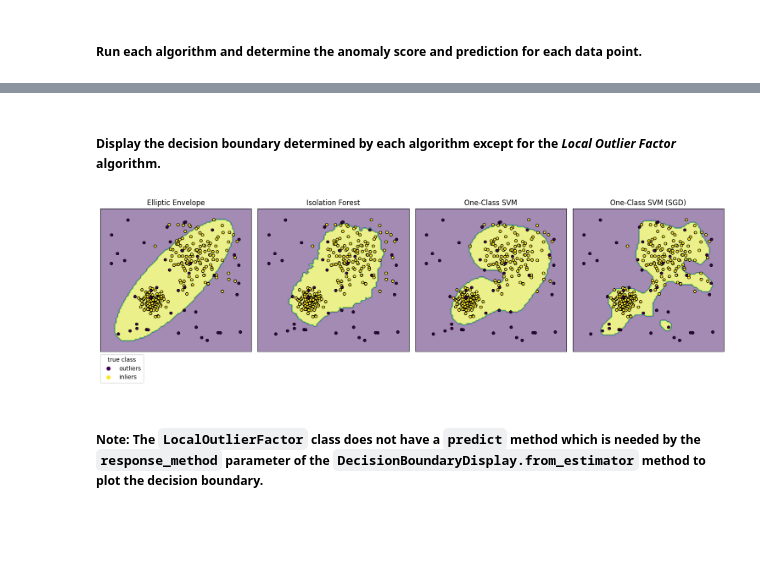
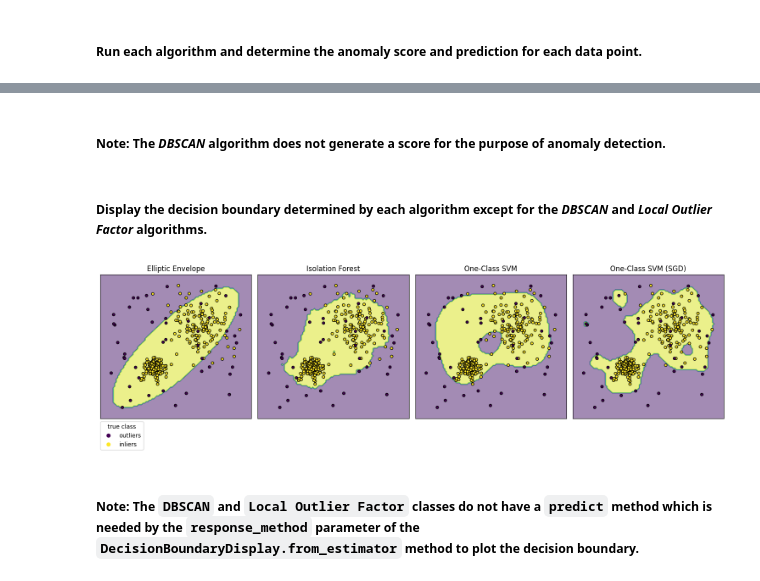
Before and after one commit to bmarquez429/AI-ML-DS-Excursions, a Jupyter notebook: 012_anomalyDetectionOnSyntheticData/anomalyDetectionOnSyntheticData.ipynb, the cells around one changed output, grey strips where cells are left out. Cells and saved outputs as stored; diff of their text form; code cells hidden in the pictures; blank space fills up the shorter version.

```diff
--- a/012_anomalyDetectionOnSyntheticData/anomalyDetectionOnSyntheticData.ipynb
+++ b/012_anomalyDetectionOnSyntheticData/anomalyDetectionOnSyntheticData.ipynb
@@ -33,8 +34,8 @@ nSamples = 300
 outliersFraction = 0.15
 nOutliers = int(outliersFraction*nSamples)
 nInliers = nSamples - nOutliers
-inliers = make_blobs(n_samples = nInliers, centers = [[2, 2], [-2, -2]], cluster_std = [1.5, 0.5], random_state = 0)
-rng = np.random.RandomState(0)
+inliers = make_blobs(n_samples = nInliers, centers = [[2, 2], [-2, -2]], cluster_std = [1.5, 0.5], random_state = 1)
+rng = np.random.RandomState(1)
 outliers = rng.uniform(low = -6, high = 6, size = (nOutliers, 2))
 
 X = np.concatenate([inliers[0], outliers])
@@ -67,11 +68,12 @@ plt.show()
 # %% [markdown]
 ##### List the algorithms to be run on the data.
 # %%
-algorithms = [("Elliptic Envelope", EllipticEnvelope(contamination = outliersFraction, random_state = 0)),
-              ("Isolation Forest", IsolationForest(contamination = outliersFraction, random_state = 0)),
+algorithms = [("DBSCAN", DBSCAN()),
+              ("Elliptic Envelope", EllipticEnvelope(contamination = outliersFraction, random_state = 1)),
+              ("Isolation Forest", IsolationForest(contamination = outliersFraction, random_state = 1)),
               ("Local Outlier Factor", LocalOutlierFactor(contamination = outliersFraction)),
               ("One-Class SVM", OneClassSVM(nu = outliersFraction)),
-              ("One-Class SVM (SGD)", make_pipeline(Nystroem(random_state = 0), SGDOneClassSVM(nu = outliersFraction, random_state = 0)))]
+              ("One-Class SVM (SGD)", make_pipeline(Nystroem(random_state = 1), SGDOneClassSVM(nu = outliersFraction, random_state = 1)))]
 # %% [markdown]
 ##### Run each algorithm and determine the anomaly score and prediction for each data point.
 # %%
@@ -79,7 +81,12 @@ for i in range(len(algorithms)):
 
     algorithms[i][1].fit(X)
 
-    if algorithms[i][0] == "Local Outlier Factor":
+    if algorithms[i][0] == "DBSCAN":
+
+       data[algorithms[i][0].lower() + " prediction"] = algorithms[i][1].fit_predict(X)
+       data.loc[data["dbscan prediction"] != -1, "dbscan prediction"] = 1
+
+    elif algorithms[i][0] == "Local Outlier Factor":
 
        data[algorithms[i][0].lower() + " score"] = algorithms[i][1].negative_outlier_factor_
        data[algorithms[i][0].lower() + " prediction"] = algorithms[i][1].fit_predict(X)
@@ -100,24 +107,26 @@ data.head()
+# %% [markdown]
+##### Note: The *DBSCAN* algorithm does not generate a score for the purpose of anomaly detection.
 # %% [markdown]
-##### Display the decision boundary determined by each algorithm except for the *Local Outlier Factor* algorithm.
+##### Display the decision boundary determined by each algorithm except for the *DBSCAN* and *Local Outlier Factor* algorithms.
 # %%
-algorithms.pop(2)
+algorithms1 = [(name, algorithm) for name, algorithm in algorithms if name not in ["DBSCAN", "Local Outlier Factor"]]
 plt.rcParams['figure.figsize'] = [15, 15]
-fig, axs = plt.subplots(1, len(algorithms))
+fig, axs = plt.subplots(1, len(algorithms1))
 
-for i in range(len(algorithms)):
+for i in range(len(algorithms1)):
 
-    disp = DecisionBoundaryDisplay.from_estimator(algorithms[i][1], X, response_method = "predict", alpha = 0.5, ax = axs[i])
+    disp = DecisionBoundaryDisplay.from_estimator(algorithms1[i][1], X, response_method = "predict", alpha = 0.5, ax = axs[i])
     disp.ax_.scatter(X[:, 0], X[:, 1], c = y, s = 20, edgecolor = "k")
-    disp.ax_.set_title(algorithms[i][0])
+    disp.ax_.set_title(algorithms1[i][0])
     axs[i].set_aspect("equal", adjustable = "box")
     axs[i].set_xticks(())
     axs[i].set_yticks(())
 
 axs[0].legend(handles = handles, labels = ["outliers", "inliers"], title = "true class", loc = "lower left", bbox_to_anchor = (-0.02, -0.24))
 
 fig.tight_layout()
 plt.show()
 # %% [output]
-[figure, old version]
+[figure, new version]
 # %% [markdown]
-##### Note: The `LocalOutlierFactor` class does not have a `predict` method which is needed by the `response_method` parameter of the `DecisionBoundaryDisplay.from_estimator` method to plot the decision boundary.
+##### Note: The `DBSCAN` and `Local Outlier Factor` classes do not have a `predict` method which is needed by the `response_method` parameter of the `DecisionBoundaryDisplay.from_estimator` method to plot the decision boundary.
```
Also changed, not shown: parts of 5 cells of this notebook.
